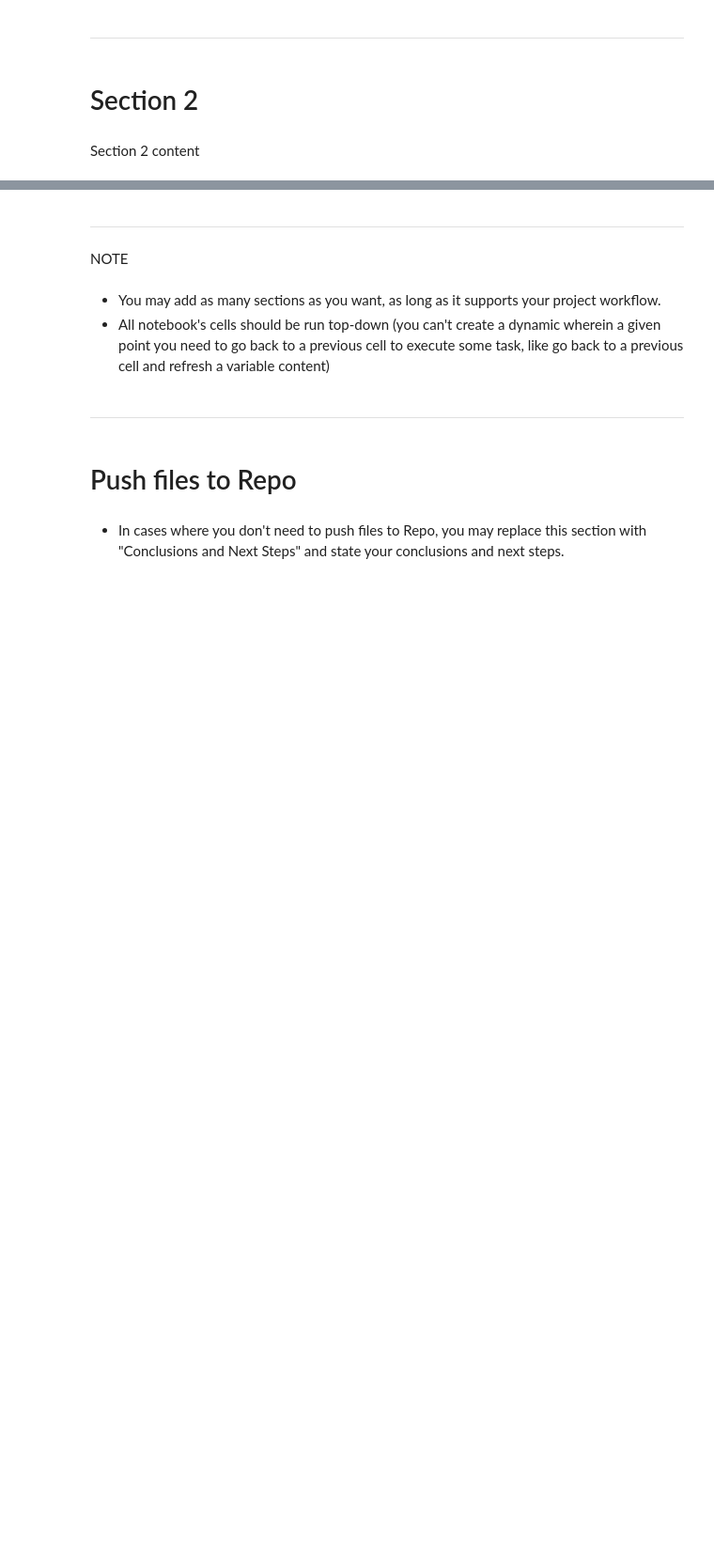
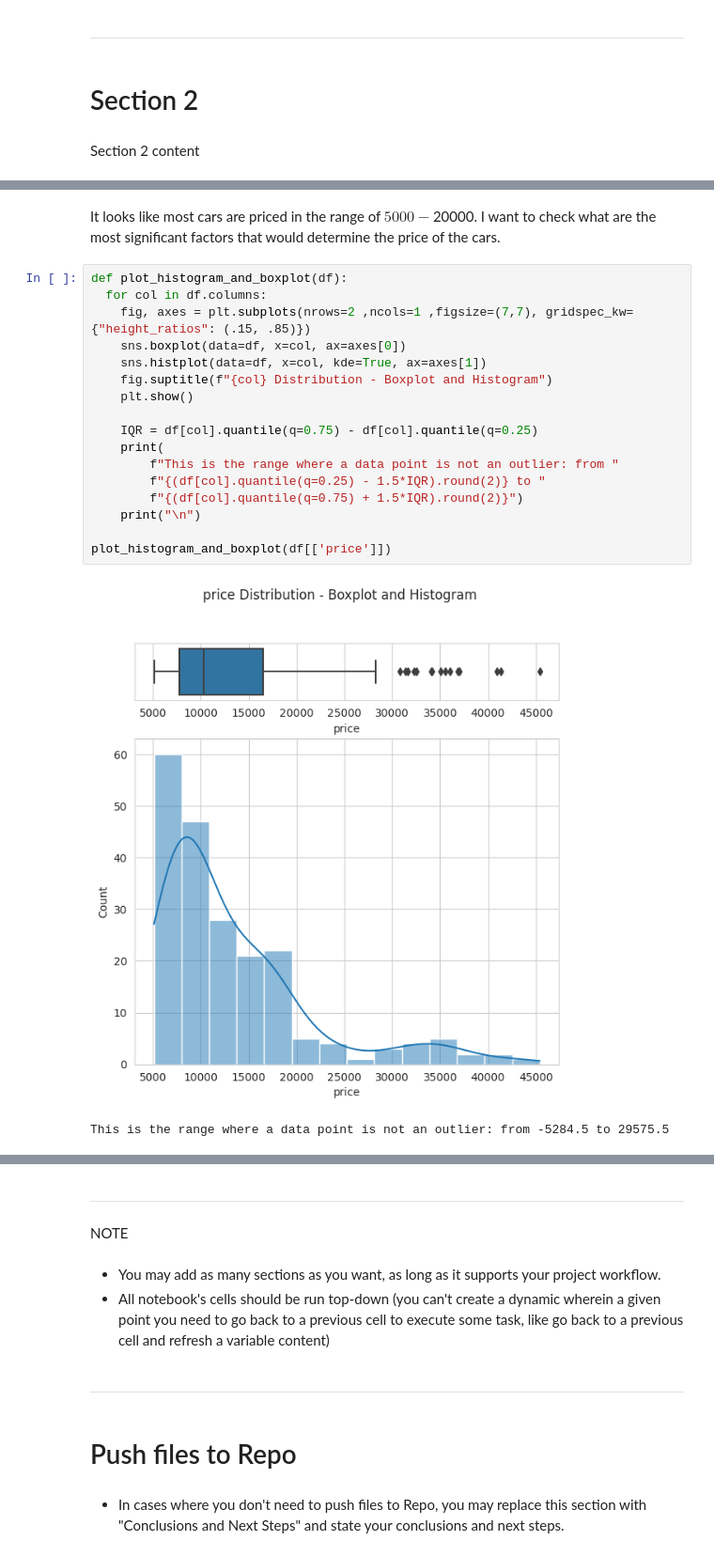
Before and after one commit to Tee-DataA/Hackathon1, a Jupyter notebook: jupyter_notebooks/Notebook_Template.ipynb, the cells around one changed output, grey strips where cells are left out. Shown at 94% size. Saved outputs shown, nothing was run; the diff lists cells and outputs as text; blank space fills up the shorter version.

```diff
--- a/jupyter_notebooks/Notebook_Template.ipynb
+++ b/jupyter_notebooks/Notebook_Template.ipynb
@@ -107,0 +134,22 @@ Section 2 content
+# %% [markdown]
+It looks like most cars are priced in the range of $5000-$20000. I want to check what are the most significant factors that would determine the price of the cars.
+# %%
+def plot_histogram_and_boxplot(df):
+  for col in df.columns:
+    fig, axes = plt.subplots(nrows=2 ,ncols=1 ,figsize=(7,7), gridspec_kw={"height_ratios": (.15, .85)})
+    sns.boxplot(data=df, x=col, ax=axes[0])
+    sns.histplot(data=df, x=col, kde=True, ax=axes[1])
+    fig.suptitle(f"{col} Distribution - Boxplot and Histogram")
+    plt.show()
+
+    IQR = df[col].quantile(q=0.75) - df[col].quantile(q=0.25)
+    print(
+        f"This is the range where a data point is not an outlier: from "
+        f"{(df[col].quantile(q=0.25) - 1.5*IQR).round(2)} to "
+        f"{(df[col].quantile(q=0.75) + 1.5*IQR).round(2)}")
+    print("\n")
+
+plot_histogram_and_boxplot(df[['price']])
+# %% [output]
+[figure, added]
+This is the range where a data point is not an outlier: from -5284.5 to 29575.5
```
Also changed, not shown: parts of 6 cells of this notebook.
